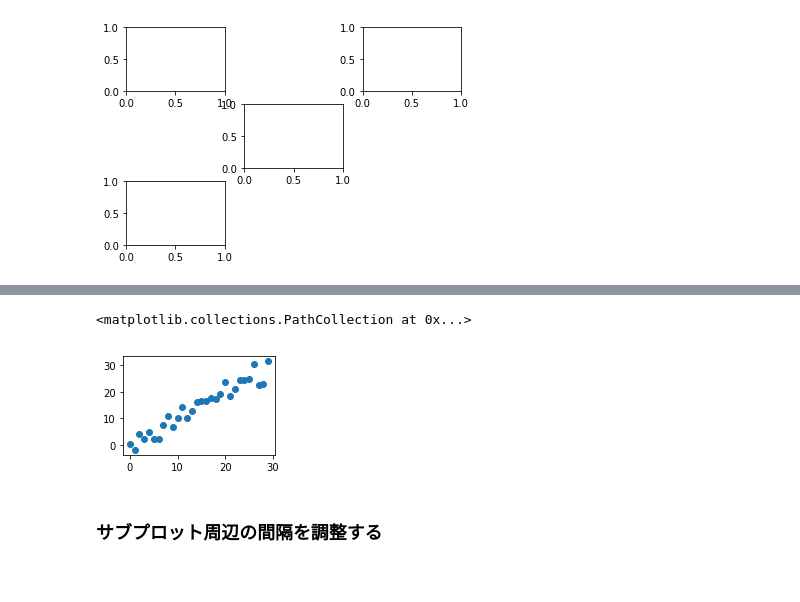
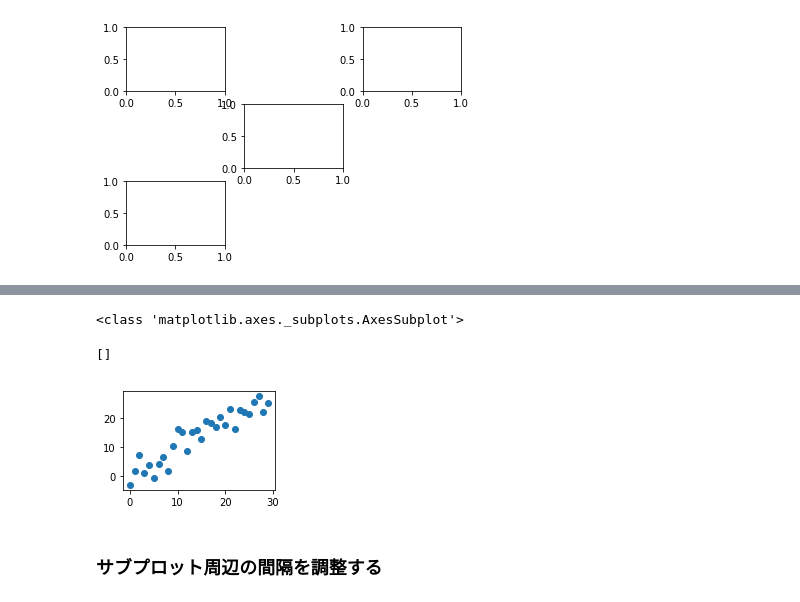
Before and after one commit to miyamotok0105/pydata-book, a Jupyter notebook: ch08-J.ipynb, the cells around one changed output, grey strips where cells are left out. Saved outputs shown, nothing was run; the diff lists cells and outputs as text; code cells hidden in the pictures.

```diff
--- a/ch08-J.ipynb
+++ b/ch08-J.ipynb
@@ -239,12 +264,15 @@ plt.plot()
 # %%
 #subplotのみで表示
 fig = plt.figure()
 ax1 = fig.add_subplot(2, 2, 1)
 ax1.scatter(np.arange(30), np.arange(30) + 3 * randn(30))
+print(type(ax1))
+ax1.plot()
 # plt.plot()
 # %% [output]
-<matplotlib.collections.PathCollection at 0x...>
+<class 'matplotlib.axes._subplots.AxesSubplot'>
+[]
-[figure, old version]
+[figure, new version]
 # %%
 plt.close('all')
 # %%
```
Also changed, not shown: parts of 48 cells of this notebook, 1 other file.
